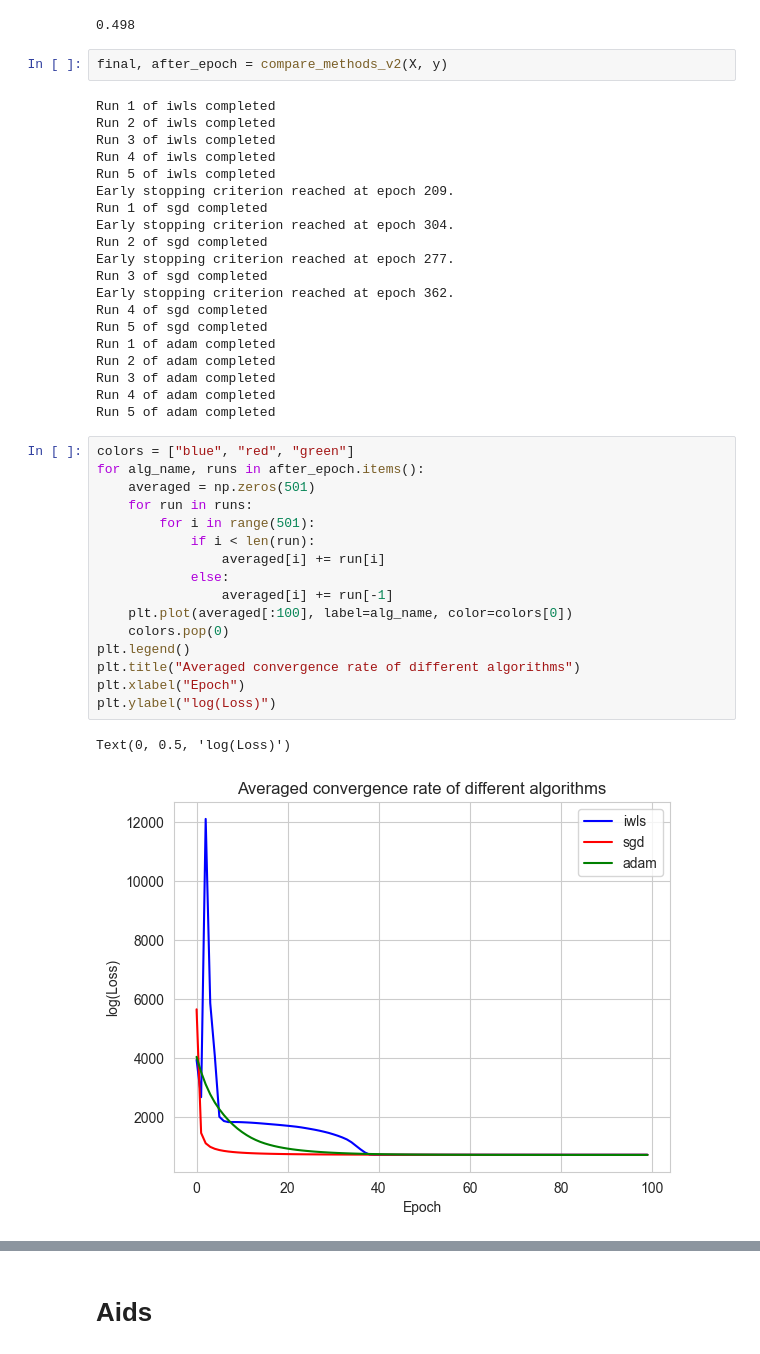
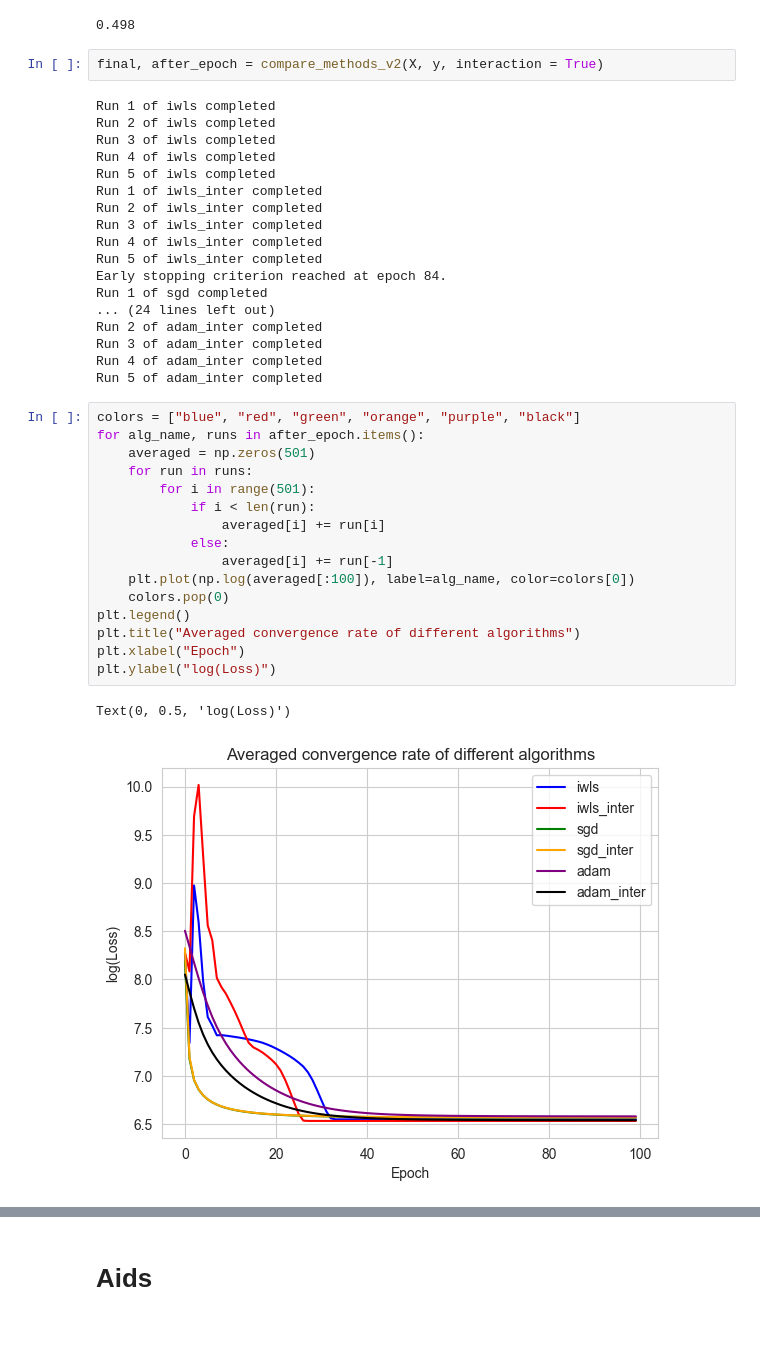
Before and after one commit to Fersoil/logistic_regression, a Jupyter notebook: real_data_experiments.ipynb, the cells around one changed output, grey strips where cells are left out. Drawn from its saved outputs; the diff is of its cells as text.

```diff
--- a/real_data_experiments.ipynb
+++ b/real_data_experiments.ipynb
@@ -114,46 +114,44 @@ np.mean(y)
 # %% [output]
 0.498
 # %%
-final, after_epoch = compare_methods_v2(X, y)
+final, after_epoch = compare_methods_v2(X, y, interaction = True)
 # %% [output]
 Run 1 of iwls completed
 Run 2 of iwls completed
 Run 3 of iwls completed
 Run 4 of iwls completed
 Run 5 of iwls completed
-Early stopping criterion reached at epoch 209.
+Run 1 of iwls_inter completed
+Run 2 of iwls_inter completed
+Run 3 of iwls_inter completed
+Run 4 of iwls_inter completed
+Run 5 of iwls_inter completed
+Early stopping criterion reached at epoch 84.
 Run 1 of sgd completed
-Early stopping criterion reached at epoch 304.
-Run 2 of sgd completed
-Early stopping criterion reached at epoch 277.
-Run 3 of sgd completed
-Early stopping criterion reached at epoch 362.
-Run 4 of sgd completed
-Run 5 of sgd completed
-Run 1 of adam completed
-Run 2 of adam completed
-Run 3 of adam completed
-Run 4 of adam completed
-Run 5 of adam completed
+... (24 lines left out)
+Run 2 of adam_inter completed
+Run 3 of adam_inter completed
+Run 4 of adam_inter completed
+Run 5 of adam_inter completed
 # %%
-colors = ["blue", "red", "green"]
+colors = ["blue", "red", "green", "orange", "purple", "black"]
 for alg_name, runs in after_epoch.items():
     averaged = np.zeros(501)
     for run in runs:
         for i in range(501):
             if i < len(run):
                 averaged[i] += run[i]
             else:
                 averaged[i] += run[-1]
-    plt.plot(averaged[:100], label=alg_name, color=colors[0])
+    plt.plot(np.log(averaged[:100]), label=alg_name, color=colors[0])
     colors.pop(0)
 plt.legend()
 plt.title("Averaged convergence rate of different algorithms")
 plt.xlabel("Epoch")
 plt.ylabel("log(Loss)")
 # %% [output]
 Text(0, 0.5, 'log(Loss)')
-[figure, old version]
+[figure, new version]
 # %%
 import seaborn as sns
 sns.set_style("whitegrid")
```
Also changed, not shown: parts of 3 cells of this notebook, 2 other files.
